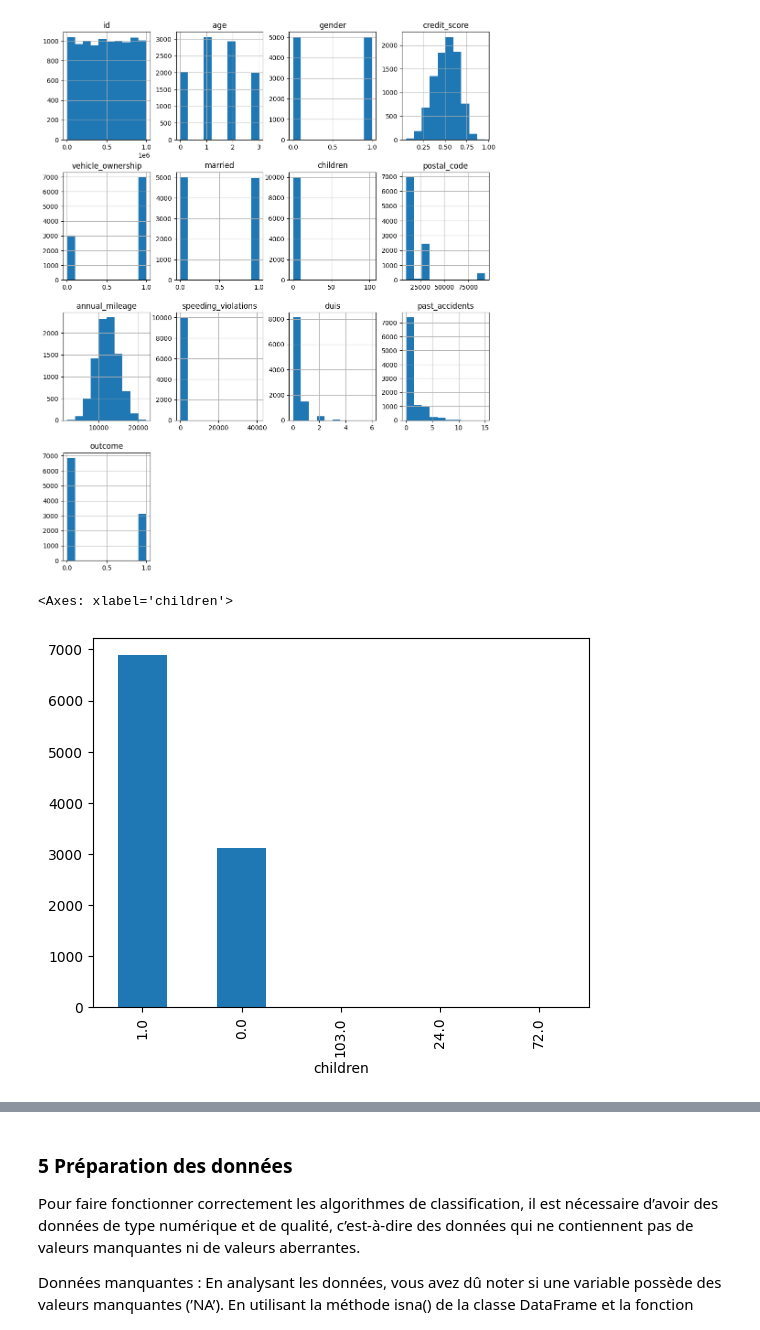
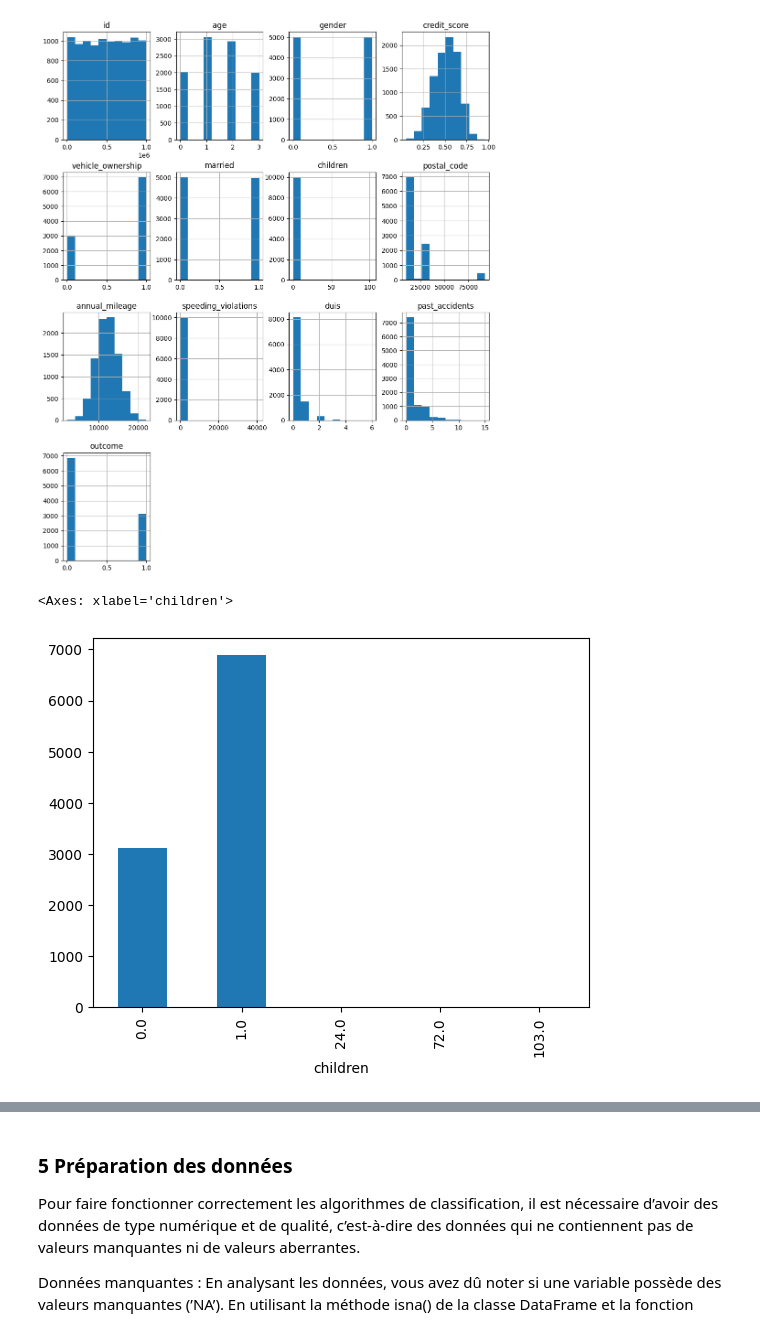
Before and after one commit to AntoineHazebrouck/data-science, a Jupyter notebook: project/main.ipynb, the cells around one changed output, grey strips where cells are left out. Drawn from its saved outputs; the diff is of its cells as text; code cells hidden in the pictures.

```diff
--- a/project/main.ipynb
+++ b/project/main.ipynb
@@ -182,9 +182,9 @@ array([[<Axes: title={'center': 'id'}>, <Axes: title={'center': 'age'}>,
         <Axes: >]], dtype=object)
 [figure]
 # %%
-insurances.children.value_counts().plot.bar()
+insurances.children.value_counts().sort_index().plot.bar()
 # max coherant = 1
 # %% [output]
 <Axes: xlabel='children'>
-[figure, old version]
+[figure, new version]
 # %%
```
Also changed, not shown: parts of 4 cells of this notebook.
